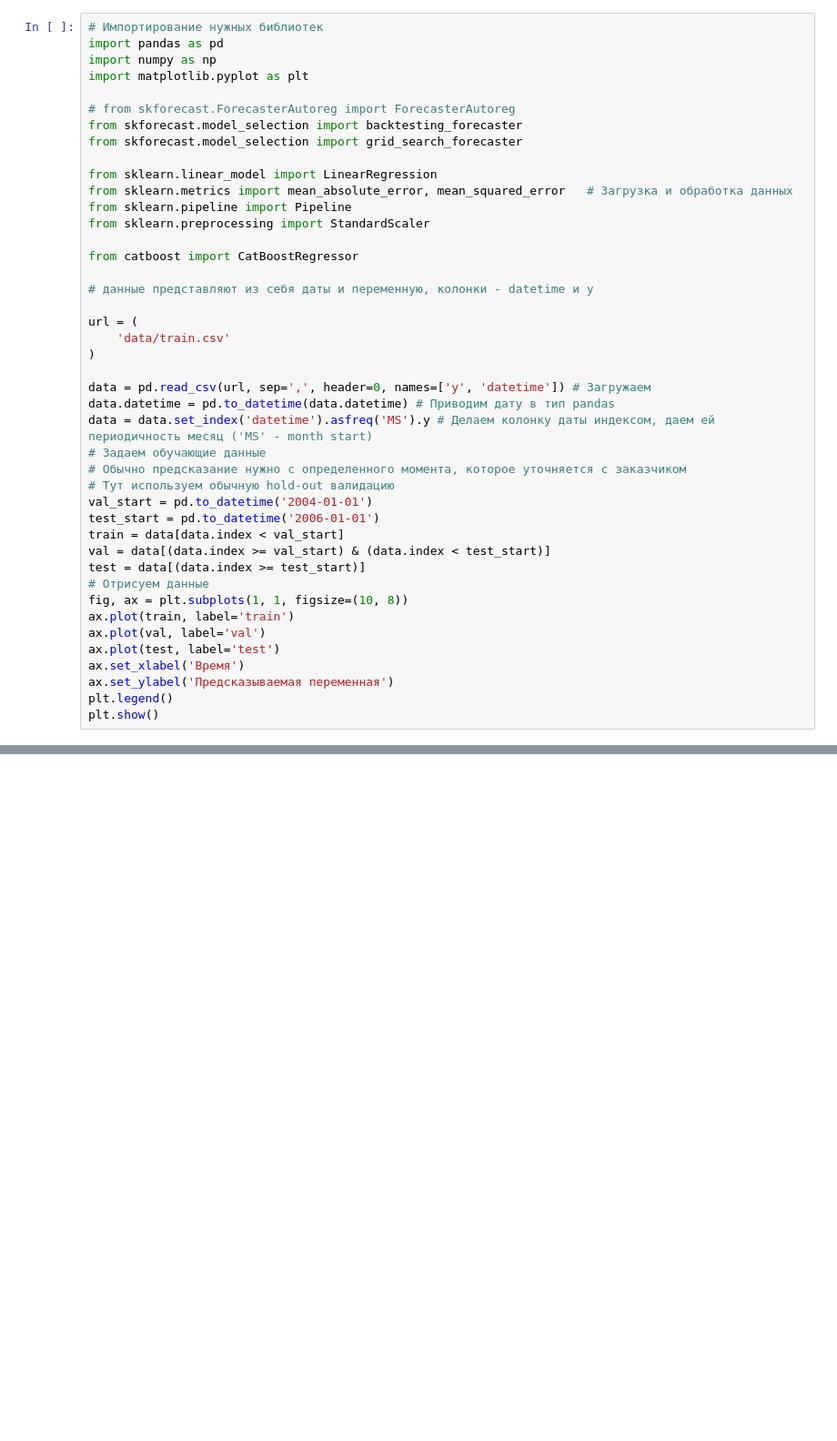
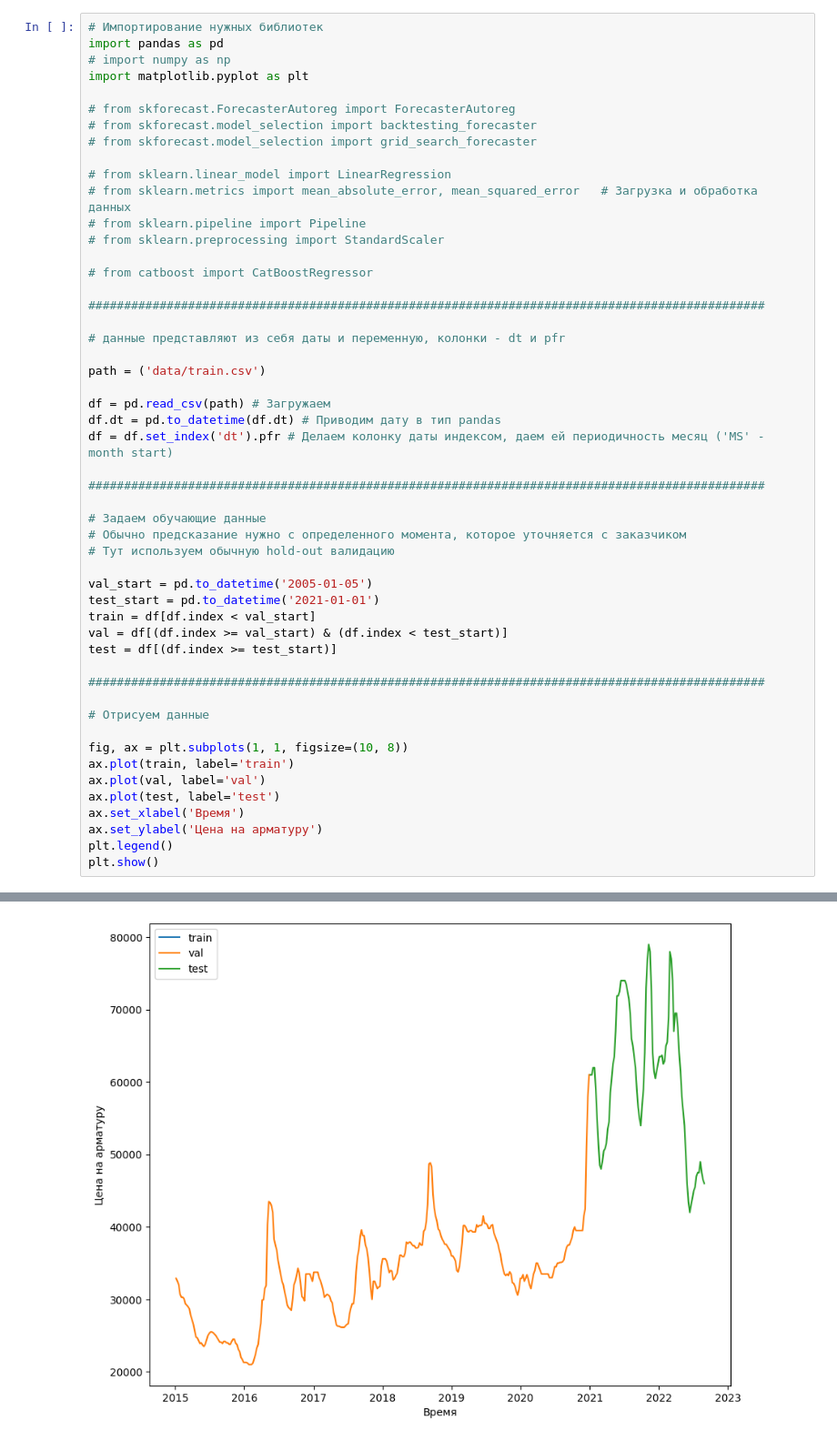
Before and after one commit to Dedushka-Lenin/Intensive_3, a Jupyter notebook: program/catboost.ipynb, the cells around one changed output, grey strips where cells are left out. Shown at 91% size. Drawn from its saved outputs; the diff is of its cells as text; blank space fills up the shorter version.

```diff
--- a/program/catboost.ipynb
+++ b/program/catboost.ipynb
@@ -1,44 +1,52 @@
 # %%
 # Импортирование нужных библиотек
 import pandas as pd
-import numpy as np
+# import numpy as np
 import matplotlib.pyplot as plt
 
 # from skforecast.ForecasterAutoreg import ForecasterAutoreg
-from skforecast.model_selection import backtesting_forecaster
-from skforecast.model_selection import grid_search_forecaster
+# from skforecast.model_selection import backtesting_forecaster
+# from skforecast.model_selection import grid_search_forecaster
 
-from sklearn.linear_model import LinearRegression
-from sklearn.metrics import mean_absolute_error, mean_squared_error   # Загрузка и обработка данных
-from sklearn.pipeline import Pipeline
-from sklearn.preprocessing import StandardScaler
+# from sklearn.linear_model import LinearRegression
+# from sklearn.metrics import mean_absolute_error, mean_squared_error   # Загрузка и обработка данных
+# from sklearn.pipeline import Pipeline
+# from sklearn.preprocessing import StandardScaler
 
-from catboost import CatBoostRegressor
+# from catboost import CatBoostRegressor
 
-# данные представляют из себя даты и переменную, колонки - datetime и y
+###############################################################################################
 
-url = (
-    'data/train.csv'
-)
+# данные представляют из себя даты и переменную, колонки - dt и pfr
 
-data = pd.read_csv(url, sep=',', header=0, names=['y', 'datetime']) # Загружаем
-data.datetime = pd.to_datetime(data.datetime) # Приводим дату в тип pandas
-data = data.set_index('datetime').asfreq('MS').y # Делаем колонку даты индексом, даем ей периодичность месяц ('MS' - month start)
+path = ('data/train.csv')
+
+df = pd.read_csv(path) # Загружаем
+df.dt = pd.to_datetime(df.dt) # Приводим дату в тип pandas
+df = df.set_index('dt').pfr # Делаем колонку даты индексом, даем ей периодичность месяц ('MS' - month start)
+
+###############################################################################################
+
 # Задаем обучающие данные
 # Обычно предсказание нужно с определенного момента, которое уточняется с заказчиком
 # Тут используем обычную hold-out валидацию
-val_start = pd.to_datetime('2004-01-01')
-test_start = pd.to_datetime('2006-01-01')
-train = data[data.index < val_start]
-val = data[(data.index >= val_start) & (data.index < test_start)]
-test = data[(data.index >= test_start)]
+
+val_start = pd.to_datetime('2005-01-05')
+test_start = pd.to_datetime('2021-01-01')
+train = df[df.index < val_start]
+val = df[(df.index >= val_start) & (df.index < test_start)]
+test = df[(df.index >= test_start)]
+
+###############################################################################################
+
 # Отрисуем данные
+
 fig, ax = plt.subplots(1, 1, figsize=(10, 8))
 ax.plot(train, label='train')
 ax.plot(val, label='val')
 ax.plot(test, label='test')
 ax.set_xlabel('Время')
-ax.set_ylabel('Предсказываемая переменная')
+ax.set_ylabel('Цена на арматуру')
 plt.legend()
 plt.show()
 # %% [output]
@@ -45,0 +53 @@ ValueError: numpy.dtype size changed, may indicate binary incompatibility. Expec
+[figure, added]
```
Also changed, not shown: parts of 1 cell of this notebook, 1 other file.
